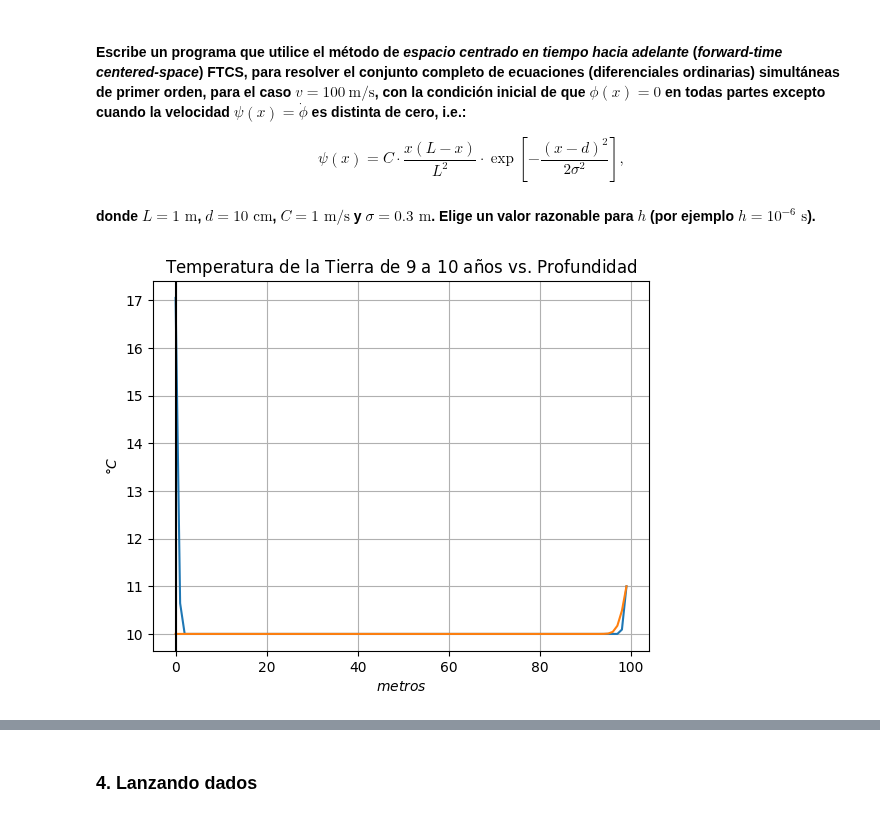
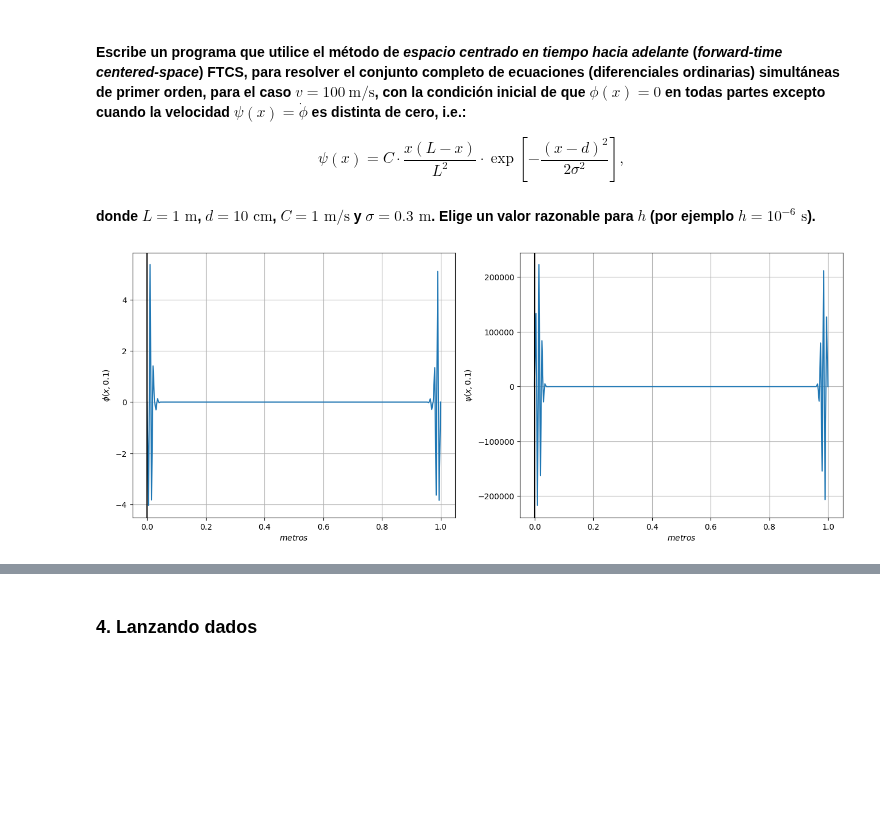
Before and after one commit to Alexi5omg/CLASE, a Jupyter notebook: Tareas/Práctica_6.ipynb, the cells around one changed output, grey strips where cells are left out. Drawn from its saved outputs; the diff is of its cells as text; code cells hidden in the pictures; blank space fills up the shorter version.

```diff
--- a/Tareas/Práctica_6.ipynb
+++ b/Tareas/Práctica_6.ipynb
@@ -202,37 +203,63 @@ $$
 # %%
 L = 1
 v = 100
 d = 0.1
 c = 1
 sigma = 0.3
 
-N = 100 # Número de separación espacial
+N = 200 # Número de separación espacial
 h = L/N
 dt = 0.0001
 
-for treal in [0.1,2]:
+for treal in [0.1]:
   t = 0.0
   tf = treal + h/1000 # Límite de tiempo para el método de Euler
 
-  T = np.zeros(N) # Para guardar las temperaturas
-  T[0] = 10 + 12*np.sin(2*np.pi*treal/1) # Condición de frontera superficie
-  T[N-1] = 11 # Condición de frontera profundidad
-  T[1:N-1] = 10 # Temperatura en el resto de la corteza
-  Tn = np.copy(T)
+  phi = np.zeros(N)
+  # Condición inicial (phi no tiene así que la dejamos en 0)
+  x = np.linspace(0, L, N)
+  psi = c*x*(L-x)/L**2*np.exp(-(x-d)**2/(2*sigma**2))
+
+  # Condiciones de frontera
+  phi[0] = 0
+  phi[N-1] = 0
+
+  # Condiciones de frontera (psi = 0 a no ser que phi se mueva)
+  psi[0] = 0
+  psi[N-1] = 0
+
+  phin = np.copy(phi)
+  psin = np.copy(psi)
 
   # Método de Euler
   while t < tf:
     for i in range(1,N-1): # No pasamos por el 0 ni por N ya que son
                            # las condiciones de frontera y ahí el valor no cambia
-      Tn[i] = T[i] + (dt*D/(h**2))*(T[i+1]+T[i-1]-2*T[i])
-    T,Tn = Tn,T
+      phin[i] = phi[i] + dt*(psi[i])
+      psin[i] = psi[i] + dt*((v**2)/(h**2)*(phi[i+1]+phi[i-1]-2*phi[i]))
+    phi,phin = phin,phi
+    psi,psin = psin,psi
     t = t + h
-  pl.plot(T)
+  # Esos N = 100 cachos los ponemos a un valor correspondiente entre 0 y 20
+  # para un mejor entendimiento de la gráfica
+  I = np.linspace(0,1,N)
 
-pl.title(r'Temperatura de la Tierra de $9$ a $10$ años vs. Profundidad')
+pl.figure(figsize=(16,6))
+
+pl.subplot(121)
+# pl.figure(figsize=(5,5))
+pl.plot(I,phi)
 pl.xlabel(r'$metros$')
-pl.ylabel(r'$°C$')
+pl.ylabel(r'$\phi(x,0.1)$')
 pl.axvline(x=0,c='k')
 pl.grid()
+
+pl.subplot(122)
+# pl.figure(figsize=(5,5))
+pl.plot(I,psi)
+pl.xlabel(r'$metros$')
+pl.ylabel(r'$\psi(x,0.1)$')
+pl.axvline(x=0,c='k')
+pl.grid()
 # %% [output]
-[figure, old version]
+[figure, new version]
```
Also changed, not shown: parts of 8 cells of this notebook.
